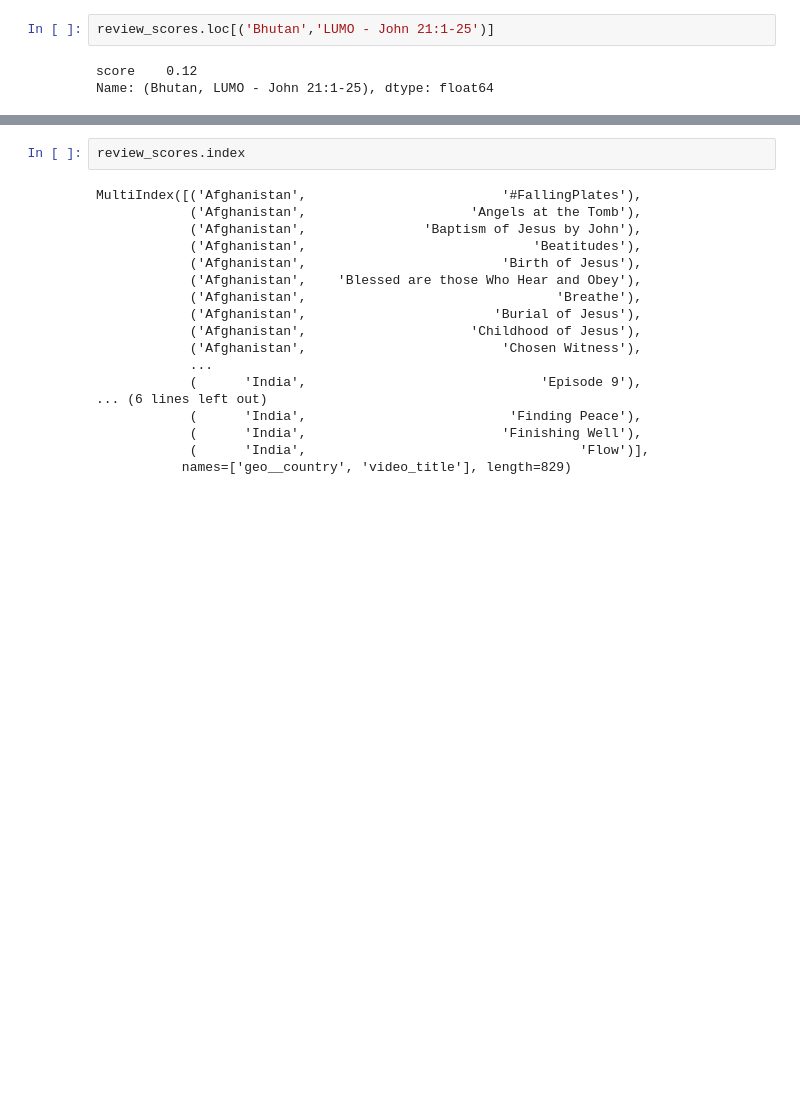
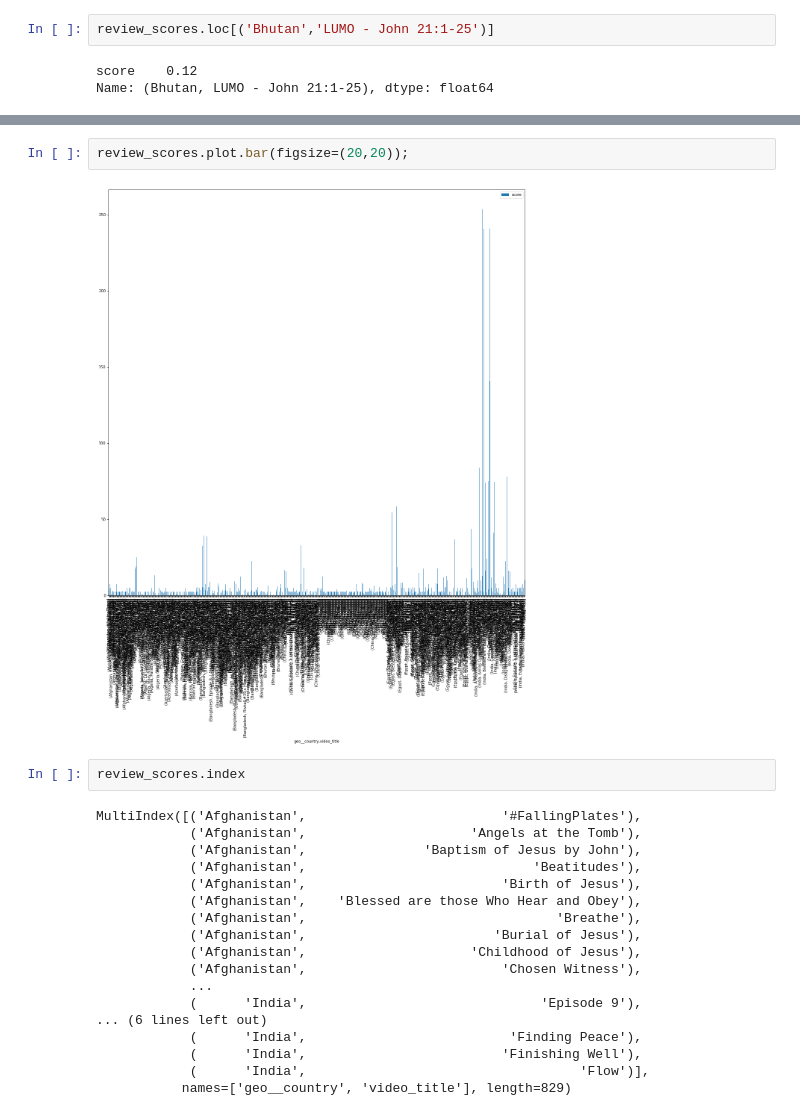
Before and after one commit to dj-betts/jf_project, a Jupyter notebook: recommender_base.ipynb, the cells around one changed output, grey strips where cells are left out. Saved outputs shown, nothing was run; the diff lists cells and outputs as text; blank space fills up the shorter version.

```diff
--- a/recommender_base.ipynb
+++ b/recommender_base.ipynb
@@ -263,3 +287,7 @@ Name: (Bhutan, LUMO - John 21:1-25), dtype: float64
+# %%
+review_scores.plot.bar(figsize=(20,20));
+# %% [output]
+[figure, added]
 # %%
 review_scores.index
 # %% [output]
```
Also changed, not shown: parts of 47 cells of this notebook.
